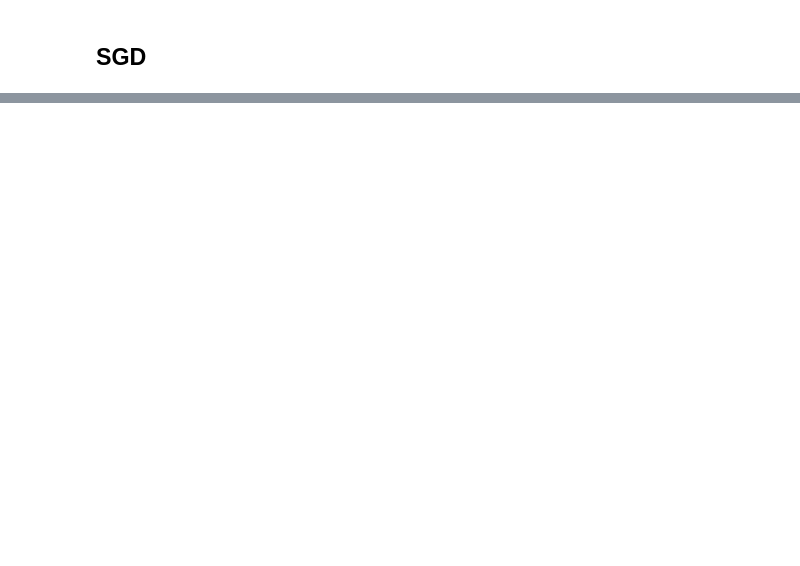
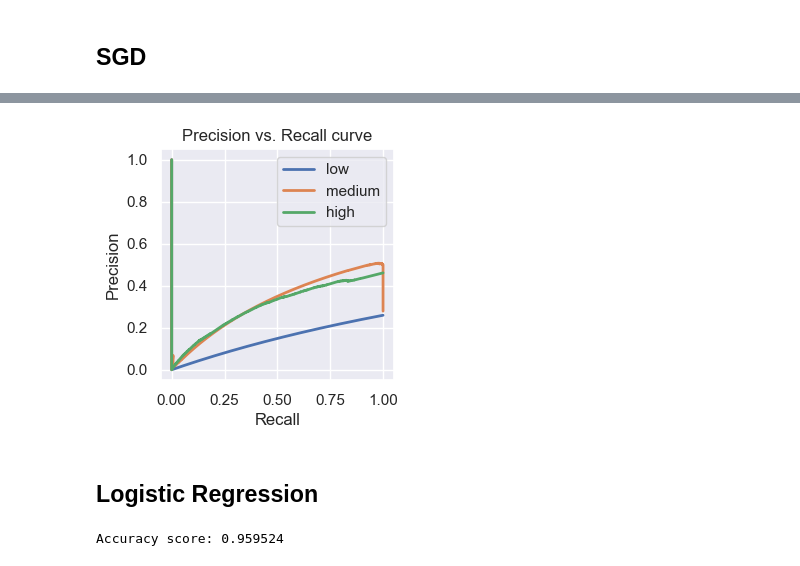
Before and after one commit to Chin-Wai-Yee/AIT_assignment, a Jupyter notebook: G37.ipynb, the cells around one changed output, grey strips where cells are left out. Cells and saved outputs as stored; diff of their text form; code cells hidden in the pictures; blank space fills up the shorter version.

```diff
--- a/G37.ipynb
+++ b/G37.ipynb
@@ -464,0 +518,6 @@ showPrecisionRecall(X_train, y_train, forest_classifier, classes)
+# %%
+showPrecisionRecall(X_train, y_train, sgd_classifier, classes)
+# %% [output]
+[figure, added]
+# %% [markdown]
+## Logistic Regression
@@ -464,0 +532,5 @@ showPrecisionRecall(X_train, y_train, forest_classifier, classes)
+# %%
+score_acc = accuracy_score(y_pred, y_train)
+print(f"Accuracy score: {score_acc:.6f}")
+# %% [output]
+Accuracy score: 0.959524
```
Also changed, not shown: parts of 14 cells of this notebook.
